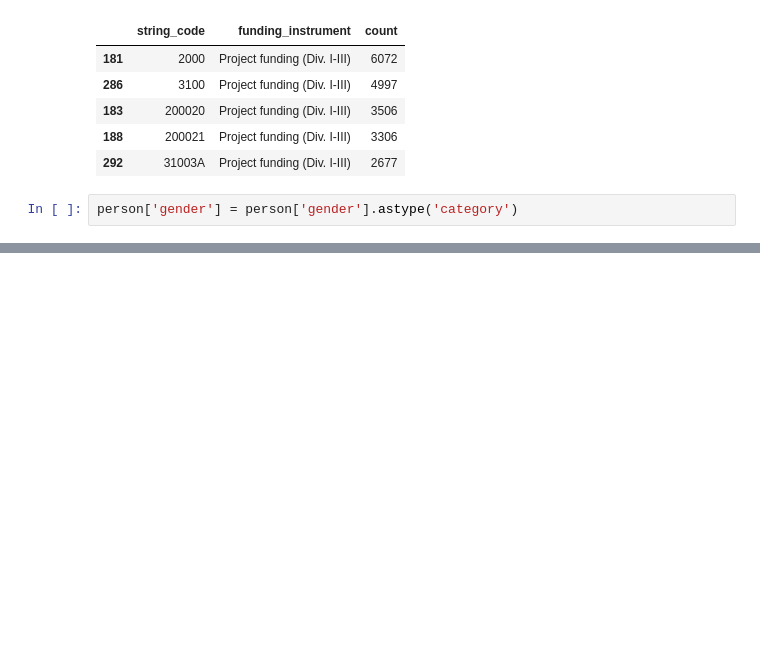
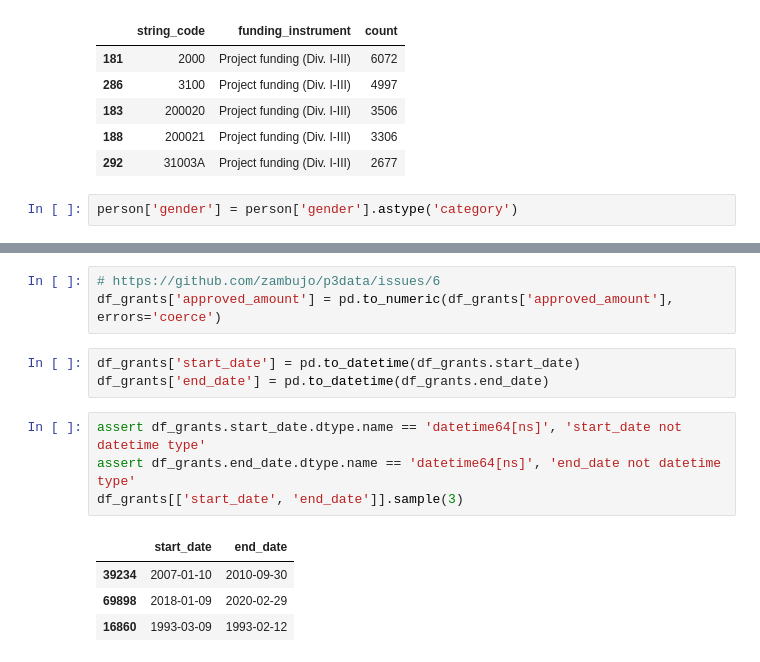
Before and after one commit to zambujo/p3data, a Jupyter notebook: cleaning.ipynb, the cells around one changed output, grey strips where cells are left out. Saved outputs shown, nothing was run; the diff lists cells and outputs as text; blank space fills up the shorter version.

Commit message:
feat: Fix datetimes Resolves: #7

```diff
--- a/cleaning.ipynb
+++ b/cleaning.ipynb
@@ -359,0 +358,15 @@ True
+# %%
+# https://github.com/zambujo/p3data/issues/6
+df_grants['approved_amount'] = pd.to_numeric(df_grants['approved_amount'], errors='coerce')
+# %%
+df_grants['start_date'] = pd.to_datetime(df_grants.start_date)
+df_grants['end_date'] = pd.to_datetime(df_grants.end_date)
+# %%
+assert df_grants.start_date.dtype.name == 'datetime64[ns]', 'start_date not datetime type'
+assert df_grants.end_date.dtype.name == 'datetime64[ns]', 'end_date not datetime type'
+df_grants[['start_date', 'end_date']].sample(3)
+# %% [output]
+|  | start_date | end_date |
+| 39234 | 2007-01-10 | 2010-09-30 |
+| 69898 | 2018-01-09 | 2020-02-29 |
+| 16860 | 1993-03-09 | 1993-02-12 |
```
Also changed, not shown: parts of 1 cell of this notebook.
